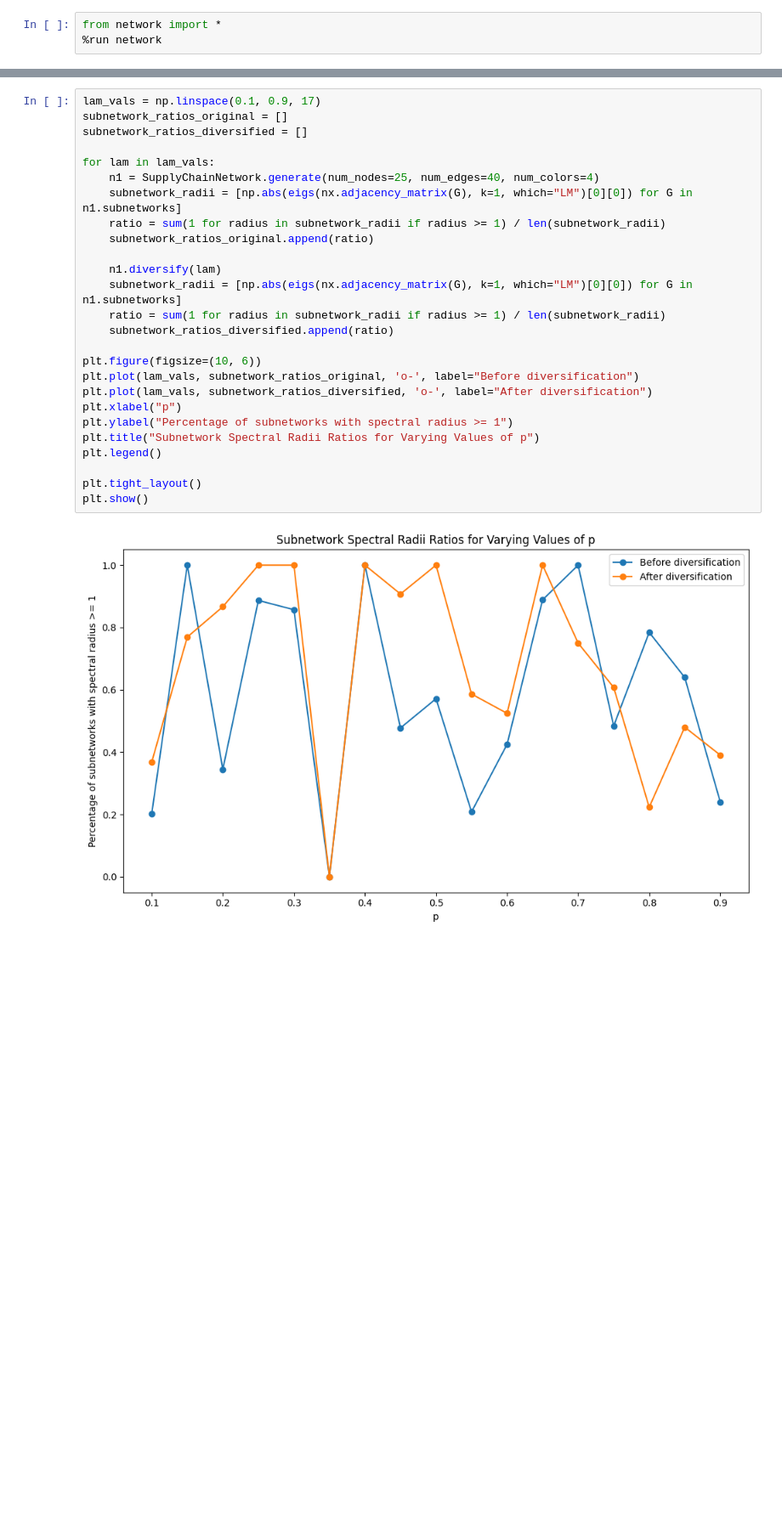
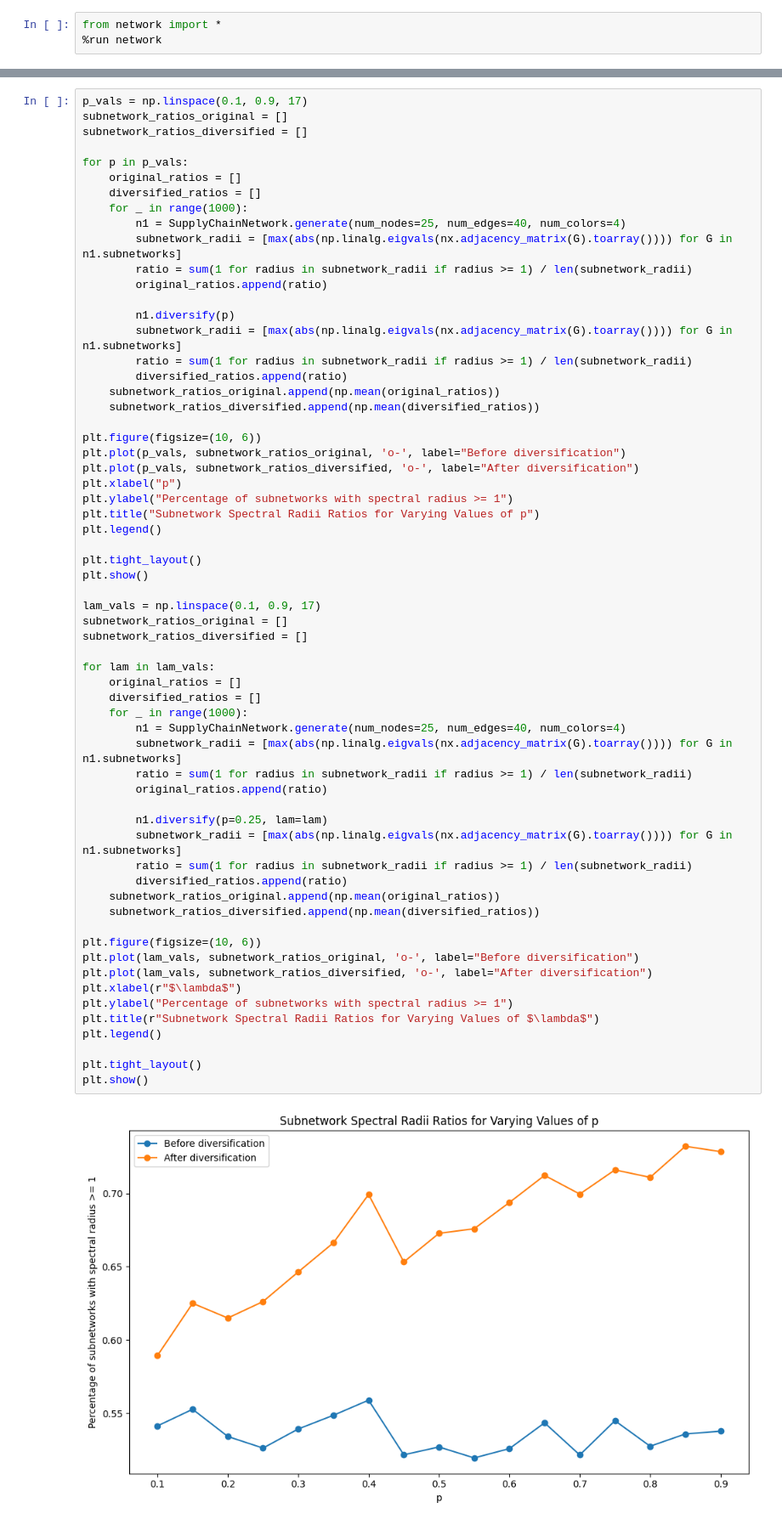
Before and after one commit to Jaredwinn77/Supply-Chain, a Jupyter notebook: supply_chain/diversify_test.ipynb, the cells around one changed output, grey strips where cells are left out. Shown at 85% size. Drawn from its saved outputs; the diff is of its cells as text; blank space fills up the shorter version.

Commit message:
diversification tests

```diff
--- a/supply_chain/diversify_test.ipynb
+++ b/supply_chain/diversify_test.ipynb
@@ -45,28 +40,64 @@ Percentage of subnetworks with spectral radius >= 1: 1.0
 # %%
-lam_vals = np.linspace(0.1, 0.9, 17)
+p_vals = np.linspace(0.1, 0.9, 17)
 subnetwork_ratios_original = []
 subnetwork_ratios_diversified = []
 
-for lam in lam_vals:
-    n1 = SupplyChainNetwork.generate(num_nodes=25, num_edges=40, num_colors=4)
-    subnetwork_radii = [np.abs(eigs(nx.adjacency_matrix(G), k=1, which="LM")[0][0]) for G in n1.subnetworks]
-    ratio = sum(1 for radius in subnetwork_radii if radius >= 1) / len(subnetwork_radii)
-    subnetwork_ratios_original.append(ratio)
+for p in p_vals:
+    original_ratios = []
+    diversified_ratios = []
+    for _ in range(1000):
+        n1 = SupplyChainNetwork.generate(num_nodes=25, num_edges=40, num_colors=4)
+        subnetwork_radii = [max(abs(np.linalg.eigvals(nx.adjacency_matrix(G).toarray()))) for G in n1.subnetworks]
+        ratio = sum(1 for radius in subnetwork_radii if radius >= 1) / len(subnetwork_radii)
+        original_ratios.append(ratio)
 
-    n1.diversify(lam)
-    subnetwork_radii = [np.abs(eigs(nx.adjacency_matrix(G), k=1, which="LM")[0][0]) for G in n1.subnetworks]
-    ratio = sum(1 for radius in subnetwork_radii if radius >= 1) / len(subnetwork_radii)
-    subnetwork_ratios_diversified.append(ratio)
+        n1.diversify(p)
+        subnetwork_radii = [max(abs(np.linalg.eigvals(nx.adjacency_matrix(G).toarray()))) for G in n1.subnetworks]
+        ratio = sum(1 for radius in subnetwork_radii if radius >= 1) / len(subnetwork_radii)
+        diversified_ratios.append(ratio)
+    subnetwork_ratios_original.append(np.mean(original_ratios))
+    subnetwork_ratios_diversified.append(np.mean(diversified_ratios))
 
 plt.figure(figsize=(10, 6))
-plt.plot(lam_vals, subnetwork_ratios_original, 'o-', label="Before diversification")
-plt.plot(lam_vals, subnetwork_ratios_diversified, 'o-', label="After diversification")
+plt.plot(p_vals, subnetwork_ratios_original, 'o-', label="Before diversification")
+plt.plot(p_vals, subnetwork_ratios_diversified, 'o-', label="After diversification")
 plt.xlabel("p")
 plt.ylabel("Percentage of subnetworks with spectral radius >= 1")
 plt.title("Subnetwork Spectral Radii Ratios for Varying Values of p")
 plt.legend()
 
 plt.tight_layout()
 plt.show()
+
+lam_vals = np.linspace(0.1, 0.9, 17)
+subnetwork_ratios_original = []
+subnetwork_ratios_diversified = []
+
+for lam in lam_vals:
+    original_ratios = []
+    diversified_ratios = []
+    for _ in range(1000):
+        n1 = SupplyChainNetwork.generate(num_nodes=25, num_edges=40, num_colors=4)
+        subnetwork_radii = [max(abs(np.linalg.eigvals(nx.adjacency_matrix(G).toarray()))) for G in n1.subnetworks]
+        ratio = sum(1 for radius in subnetwork_radii if radius >= 1) / len(subnetwork_radii)
+        original_ratios.append(ratio)
+
+        n1.diversify(p=0.25, lam=lam)
+        subnetwork_radii = [max(abs(np.linalg.eigvals(nx.adjacency_matrix(G).toarray()))) for G in n1.subnetworks]
+        ratio = sum(1 for radius in subnetwork_radii if radius >= 1) / len(subnetwork_radii)
+        diversified_ratios.append(ratio)
+    subnetwork_ratios_original.append(np.mean(original_ratios))
+    subnetwork_ratios_diversified.append(np.mean(diversified_ratios))
+
+plt.figure(figsize=(10, 6))
+plt.plot(lam_vals, subnetwork_ratios_original, 'o-', label="Before diversification")
+plt.plot(lam_vals, subnetwork_ratios_diversified, 'o-', label="After diversification")
+plt.xlabel(r"$\lambda$")
+plt.ylabel("Percentage of subnetworks with spectral radius >= 1")
+plt.title(r"Subnetwork Spectral Radii Ratios for Varying Values of $\lambda$")
+plt.legend()
+
+plt.tight_layout()
+plt.show()
 # %% [output]
-[figure, old version]
+[figure, new version]
```
Also changed, not shown: parts of 13 cells of this notebook, 2 other files.
